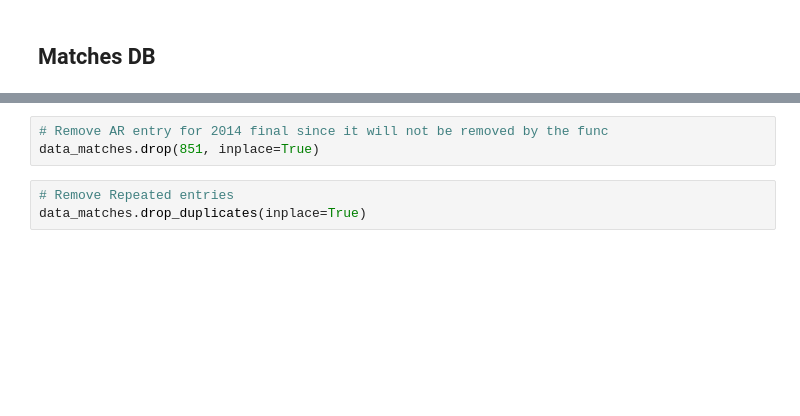
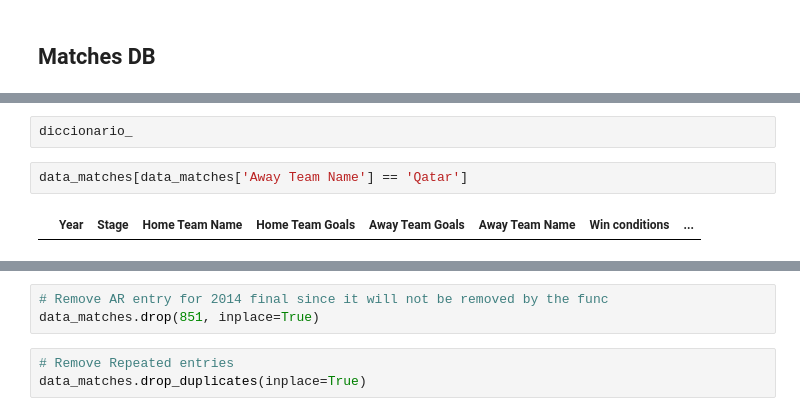
Before and after one commit to crestr25/Data-Projects, a Jupyter notebook: World Cup/World Cup.ipynb, the cells around one changed output, grey strips where cells are left out. Cells and saved outputs as stored; diff of their text form; blank space fills up the shorter version.

```diff
--- a/World Cup/World Cup.ipynb
+++ b/World Cup/World Cup.ipynb
@@ -20,3 +28,9 @@ data_matches.head()
+# %%
+diccionario_
+# %%
+data_matches[data_matches['Away Team Name'] == 'Qatar']
+# %% [output]
+|  | Year | Stage | Home Team Name | Home Team Goals | Away Team Goals | Away Team Name | Win conditions | ... |
 # %%
 # some of the 2014 matches have multiple entries which we must remove
 data_matches[data_matches["MatchID"].isin(data_matches["MatchID"][data_matches["MatchID"].duplicated()])]
```
Also changed, not shown: parts of 21 cells of this notebook.
